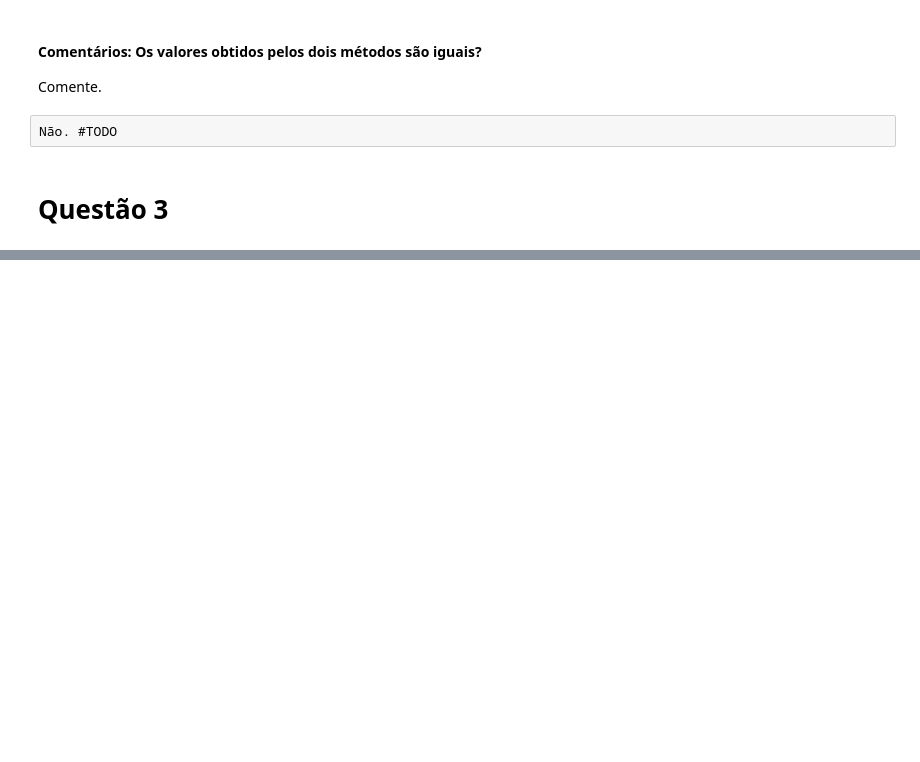
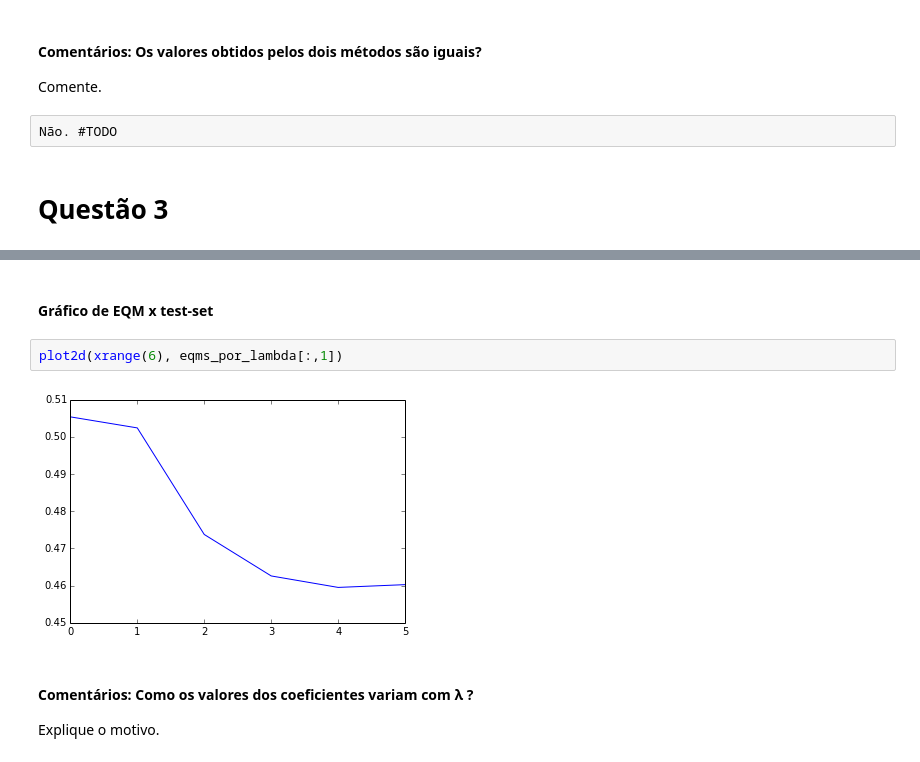
Before and after one commit to abevieiramota/mestrado-AA, a Jupyter notebook: Trabalho 1.ipynb, the cells around one changed output, grey strips where cells are left out. Saved outputs shown, nothing was run; the diff lists cells and outputs as text; blank space fills up the shorter version.

```diff
--- a/Trabalho 1.ipynb
+++ b/Trabalho 1.ipynb
@@ -242,0 +362,10 @@ Não. #TODO
+# %% [markdown]
+#### Gráfico de EQM x test-set
+# %%
+plot2d(xrange(6), eqms_por_lambda[:,1])
+# %% [output]
+[figure, added]
+# %% [markdown]
+#### Comentários: Como os valores dos coeficientes variam com λ ?
+
+Explique o motivo.
```
Also changed, not shown: parts of 27 cells of this notebook.
